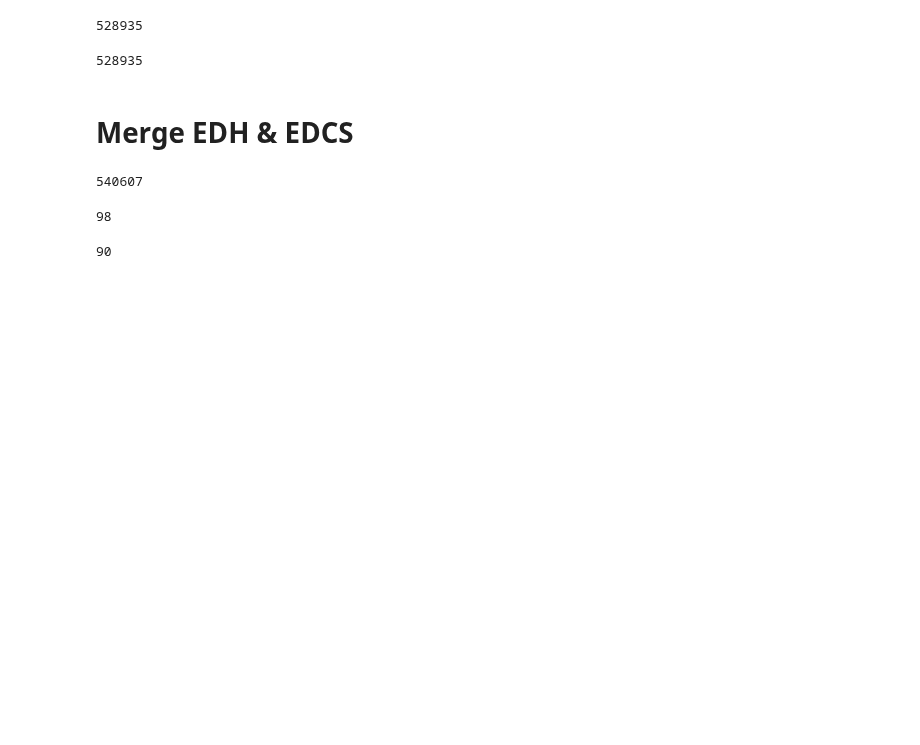
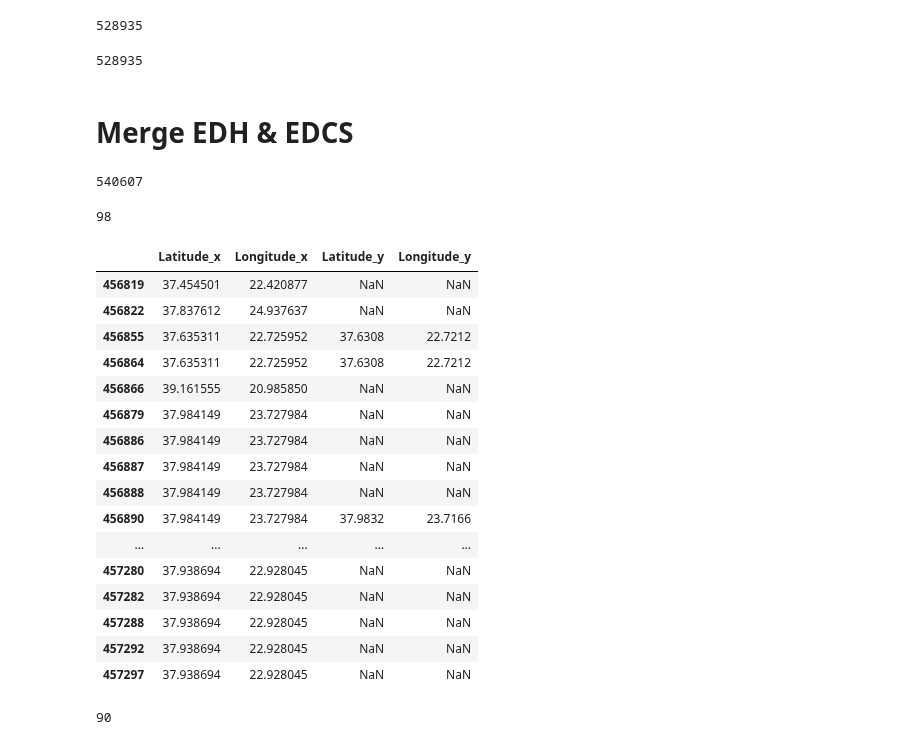
Before and after one commit to sdam-au/LI_ETL, a Jupyter notebook: scripts/1_MERGING+DEDUPLICATION+FILTERING+URBAN-CONTEXTS.ipynb, the cells around one changed output. Saved outputs shown, nothing was run; the diff lists cells and outputs as text; code cells hidden in the pictures; blank space fills up the shorter version.

```diff
--- a/scripts/1_MERGING+DEDUPLICATION+FILTERING+URBAN-CONTEXTS.ipynb
+++ b/scripts/1_MERGING+DEDUPLICATION+FILTERING+URBAN-CONTEXTS.ipynb
@@ -295,5 +279,28 @@ len(LIST) # previously we had 505652
 len(LIST.columns) # previously we had 107
 # %% [output]
 98
+# %%
+with open("../data/missing_EDH.pickle", "rb") as f:
+    missing = pickle.load(f)
+# %%
+LIST[LIST["EDH-ID"].isin(missing)][["Latitude_x", "Longitude_x", "Latitude_y", "Longitude_y"]].head(50)
+# %% [output]
+|  | Latitude_x | Longitude_x | Latitude_y | Longitude_y |
+| 456819 | 37.454501 | 22.420877 | NaN | NaN |
+| 456822 | 37.837612 | 24.937637 | NaN | NaN |
+| 456855 | 37.635311 | 22.725952 | 37.6308 | 22.7212 |
+| 456864 | 37.635311 | 22.725952 | 37.6308 | 22.7212 |
+| 456866 | 39.161555 | 20.985850 | NaN | NaN |
+| 456879 | 37.984149 | 23.727984 | NaN | NaN |
+| 456886 | 37.984149 | 23.727984 | NaN | NaN |
+| 456887 | 37.984149 | 23.727984 | NaN | NaN |
+| 456888 | 37.984149 | 23.727984 | NaN | NaN |
+| 456890 | 37.984149 | 23.727984 | 37.9832 | 23.7166 |
+| ... | ... | ... | ... | ... |
+| 457280 | 37.938694 | 22.928045 | NaN | NaN |
+| 457282 | 37.938694 | 22.928045 | NaN | NaN |
+| 457288 | 37.938694 | 22.928045 | NaN | NaN |
+| 457292 | 37.938694 | 22.928045 | NaN | NaN |
+| 457297 | 37.938694 | 22.928045 | NaN | NaN |
 # %%
 def choose_by_edh_id(row, col):
```
Also changed, not shown: parts of 70 cells of this notebook, 4 other files.
